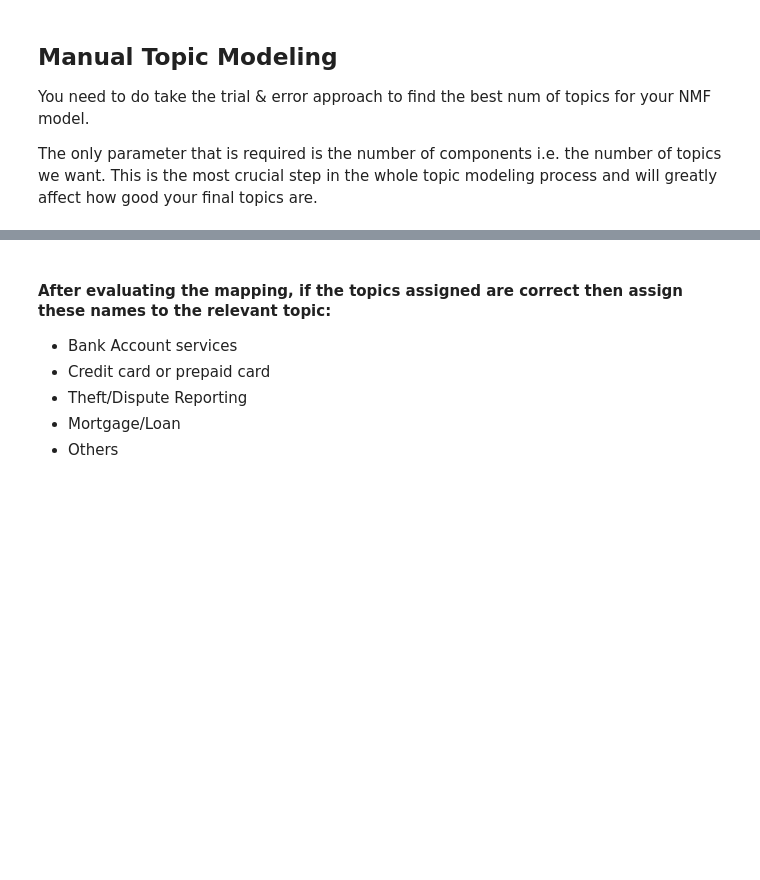
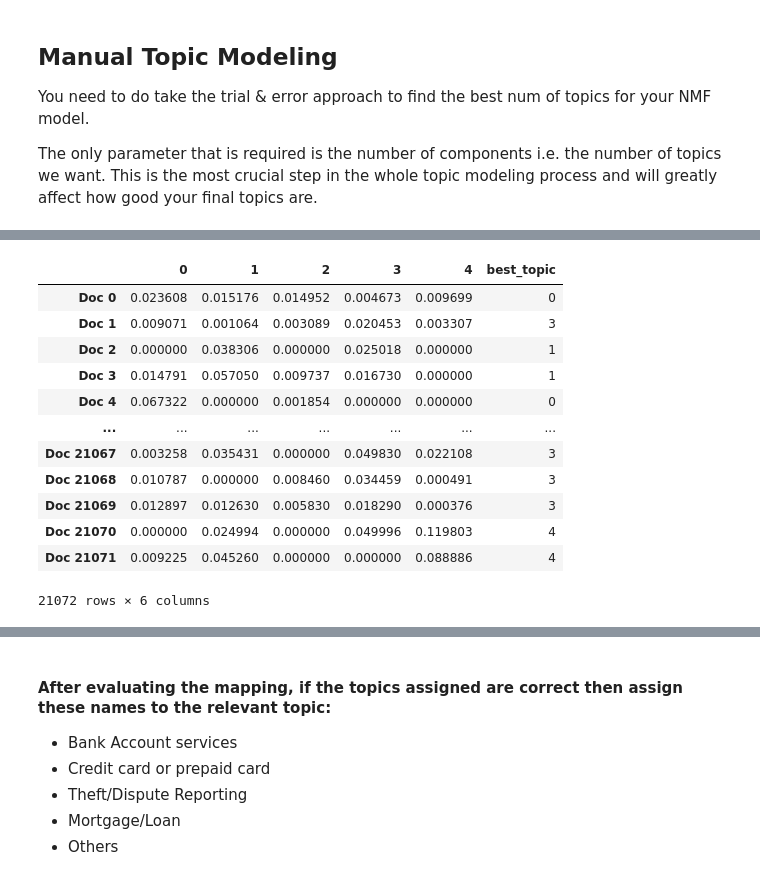
Before and after one commit to karthick4jobs/Automatic-Ticket-Classification, a Jupyter notebook: Automatic_Ticket_Classification.ipynb, the cells around one changed output, grey strips where cells are left out. Saved outputs shown, nothing was run; the diff lists cells and outputs as text; code cells hidden in the pictures; blank space fills up the shorter version.

```diff
--- a/Automatic_Ticket_Classification.ipynb
+++ b/Automatic_Ticket_Classification.ipynb
@@ -472,0 +441,6 @@ len(vectorizer.get_feature_names())
+# %%
+
+# Fetching the W matrix and H matrix for further understanding of topics and documents and their relevance w.r.t to topics
+W = nmf_model.fit_transform(doc_matrix)
+H = nmf_model.components_       # Topic-term matrix
+len(vectorizer.get_feature_names())
@@ -473,11 +449,10 @@ len(vectorizer.get_feature_names())
 # %%
-# Top 10 words per topic
-
+#Print the Top15 words for each of the topics
 words = np.array(vectorizer.get_feature_names())
-topic_words = pd.DataFrame(np.zeros((N_TOPICS, 10)), index=[f'Topic {i + 1}' for i in range(N_TOPICS)],
-                           columns=[f'Word {i + 1}' for i in range(10)]).astype(str)
-for i in range(N_TOPICS):
-    ix = H[i].argsort()[::-1][:10]
+topic_words = pd.DataFrame(np.zeros((num_topics, 15)), index=[f'Topic {i + 1}' for i in range(num_topics)],
+                           columns=[f'Word {i + 1}' for i in range(15)]).astype(str)
+for i in range(num_topics):
+    ix = H[i].argsort()[::-1][:15]
     topic_words.iloc[i] = words[ix]
 
 topic_words
@@ -486,12 +465,0 @@ IndexError: ignored
-# %%
-#Print the Top15 words for each of the topics
-# Top 10 words per topic
-N_TOPICS = 5
-words = np.array(vectorizer.get_feature_names())
-topic_words = pd.DataFrame(np.zeros((N_TOPICS, 15)), index=[f'Topic {i + 1}' for i in range(N_TOPICS)],
-                           columns=[f'Word {i + 1}' for i in range(15)]).astype(str)
-for i in range(N_TOPICS):
-    ix = H[i].argsort()[::-1][:10]
-    topic_words.iloc[i] = words[ix]
-
-topic_words
@@ -500,2 +466,6 @@ IndexError: ignored
 # %%
 #Create the best topic for each complaint in terms of integer value 0,1,2,3 & 4
+W = pd.DataFrame(W, columns=[0, 1, 2, 3, 4],
+                 index=[f'Doc {i}' for i in range(doc_matrix.shape[0])])
+
+W
@@ -502,3 +486,21 @@ IndexError: ignored
+# %%
+#Assigning numeral based on highest relevance to particular topic and document and naming column as best_topic
+W['best_topic'] = W.apply(lambda x: x.idxmax(), axis=1)
+W
+# %% [output]
+|  | 0 | 1 | 2 | 3 | 4 | best_topic |
+| Doc 0 | 0.023608 | 0.015176 | 0.014952 | 0.004673 | 0.009699 | 0 |
+| Doc 1 | 0.009071 | 0.001064 | 0.003089 | 0.020453 | 0.003307 | 3 |
+| Doc 2 | 0.000000 | 0.038306 | 0.000000 | 0.025018 | 0.000000 | 1 |
+| Doc 3 | 0.014791 | 0.057050 | 0.009737 | 0.016730 | 0.000000 | 1 |
+| Doc 4 | 0.067322 | 0.000000 | 0.001854 | 0.000000 | 0.000000 | 0 |
+| ... | ... | ... | ... | ... | ... | ... |
+| Doc 21067 | 0.003258 | 0.035431 | 0.000000 | 0.049830 | 0.022108 | 3 |
+| Doc 21068 | 0.010787 | 0.000000 | 0.008460 | 0.034459 | 0.000491 | 3 |
+| Doc 21069 | 0.012897 | 0.012630 | 0.005830 | 0.018290 | 0.000376 | 3 |
+| Doc 21070 | 0.000000 | 0.024994 | 0.000000 | 0.049996 | 0.119803 | 4 |
+| Doc 21071 | 0.009225 | 0.045260 | 0.000000 | 0.000000 | 0.088886 | 4 |
+21072 rows × 6 columns
 # %%
 #Assign the best topic to each of the cmplaints in Topic Column
 
```
Also changed, not shown: parts of 20 cells of this notebook.
